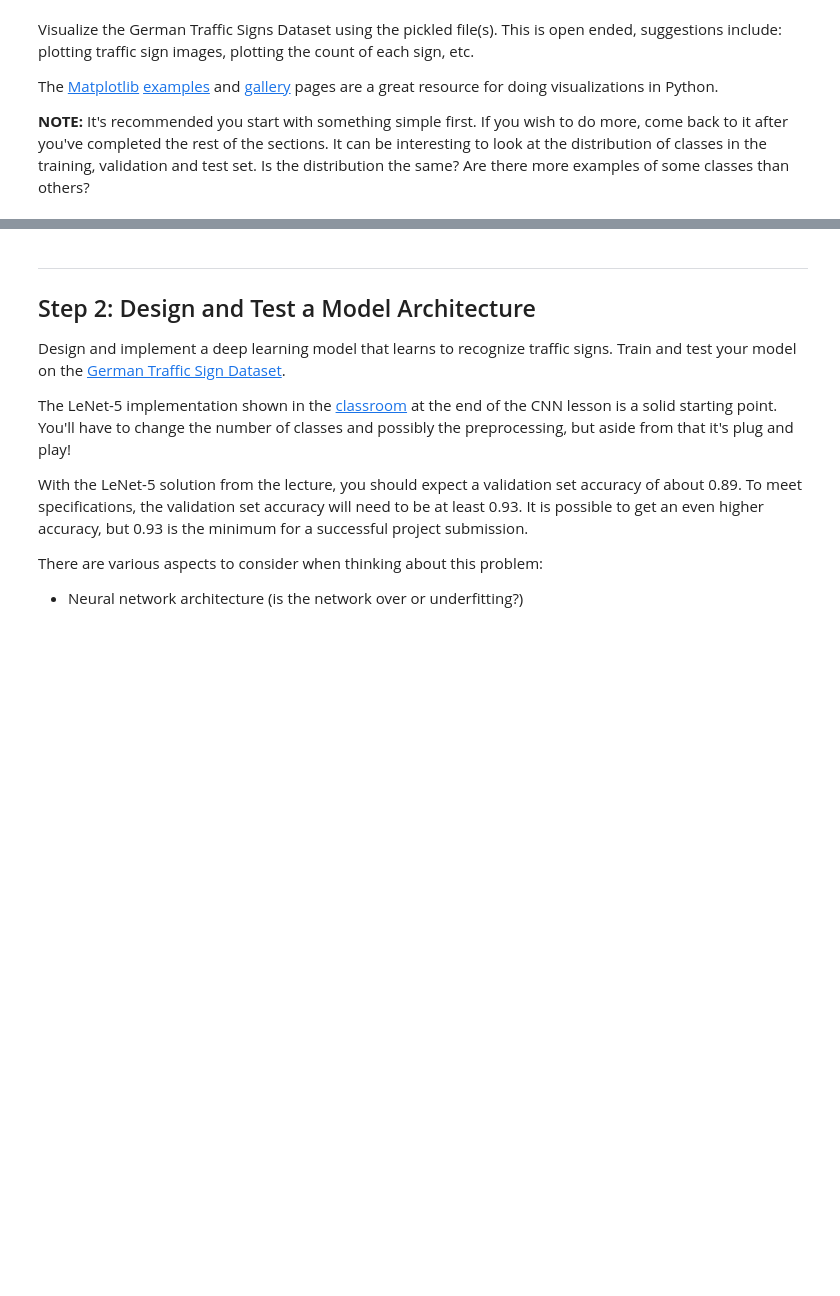
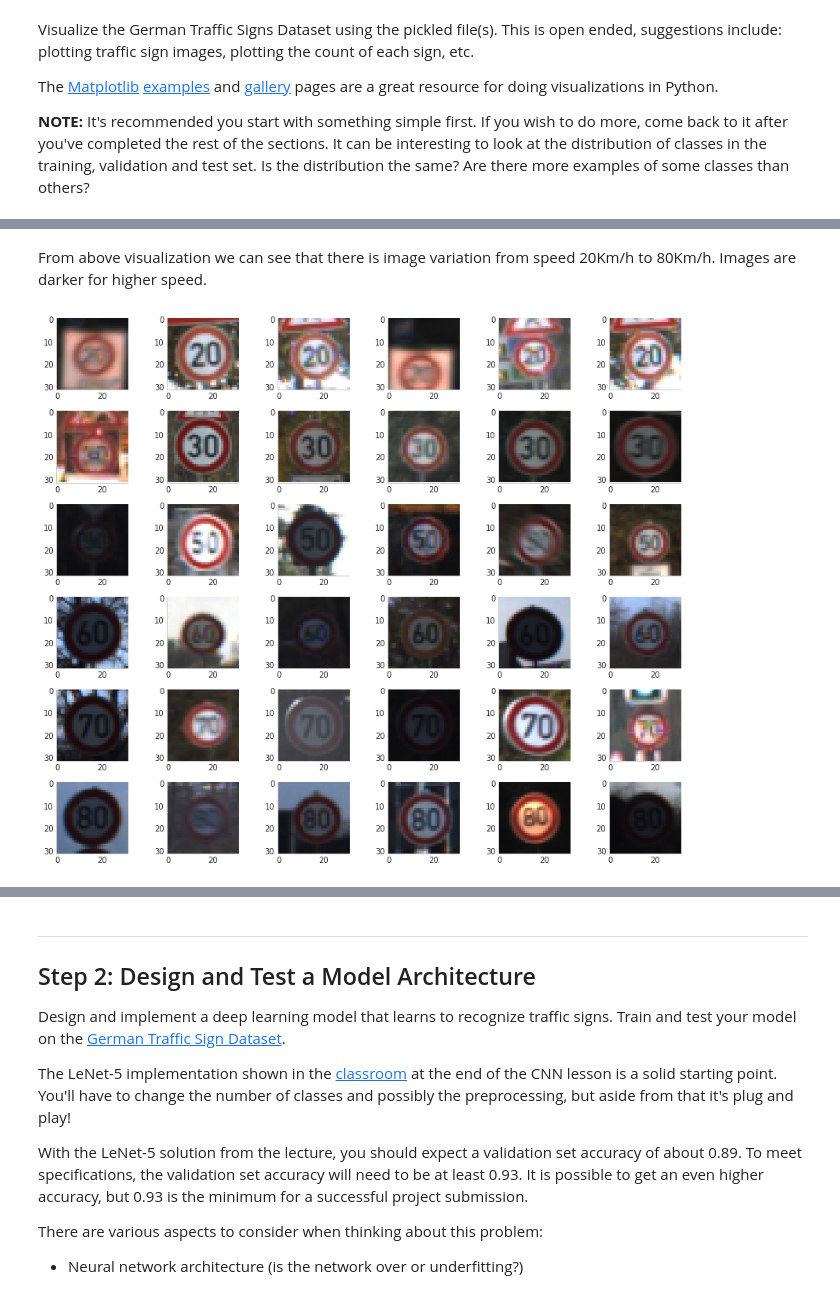
Before and after one commit to udapy/CarND-Traffic-Sign-Classifier-Project, a Jupyter notebook: Traffic_Sign_Classifier.ipynb, the cells around one changed output, grey strips where cells are left out. Drawn from its saved outputs; the diff is of its cells as text; code cells hidden in the pictures; blank space fills up the shorter version.

```diff
--- a/Traffic_Sign_Classifier.ipynb
+++ b/Traffic_Sign_Classifier.ipynb
@@ -189,0 +254,20 @@ import matplotlib.pyplot as plt
+# %% [markdown]
+From above visualization we can see that there is image variation from speed 20Km/h to 80Km/h. Images are darker for higher speed.
+# %%
+# lets explore more images from same class, do they vary with image quality & saturation?
+
+np.random.seed(10)
+
+f, axs = plt.subplots(nrows=6, ncols=vis_cols, figsize=(12, 10))
+for i, _axs in enumerate(axs):
+    sample = df_train[df_train['Label'] == i].sample(n=vis_cols)
+    imgs = X_train[sample.index.values]
+    for img, ax in zip(imgs, _axs):
+        ax.imshow(img)
+        ax.axis('image')
+        ax.grid(False)
+plt.tight_layout()
+sns.despine()
+plt.savefig(os.path.join('img', 'class-rand.png'))
+# %% [output]
+[figure, added]
```
Also changed, not shown: parts of 17 cells of this notebook, 7 other files.
